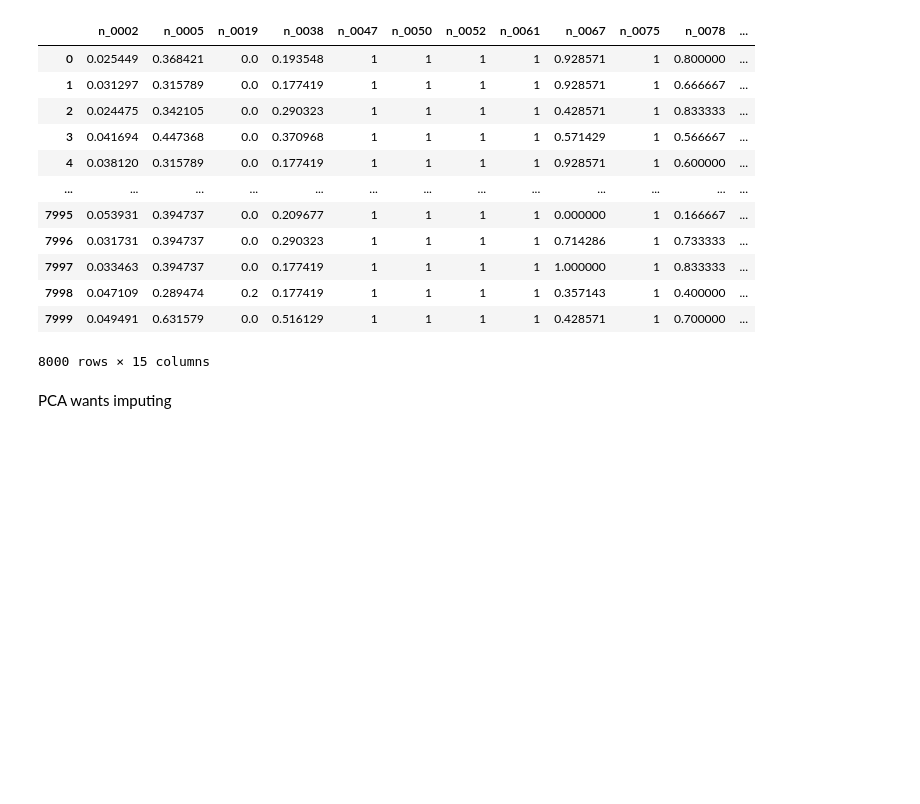
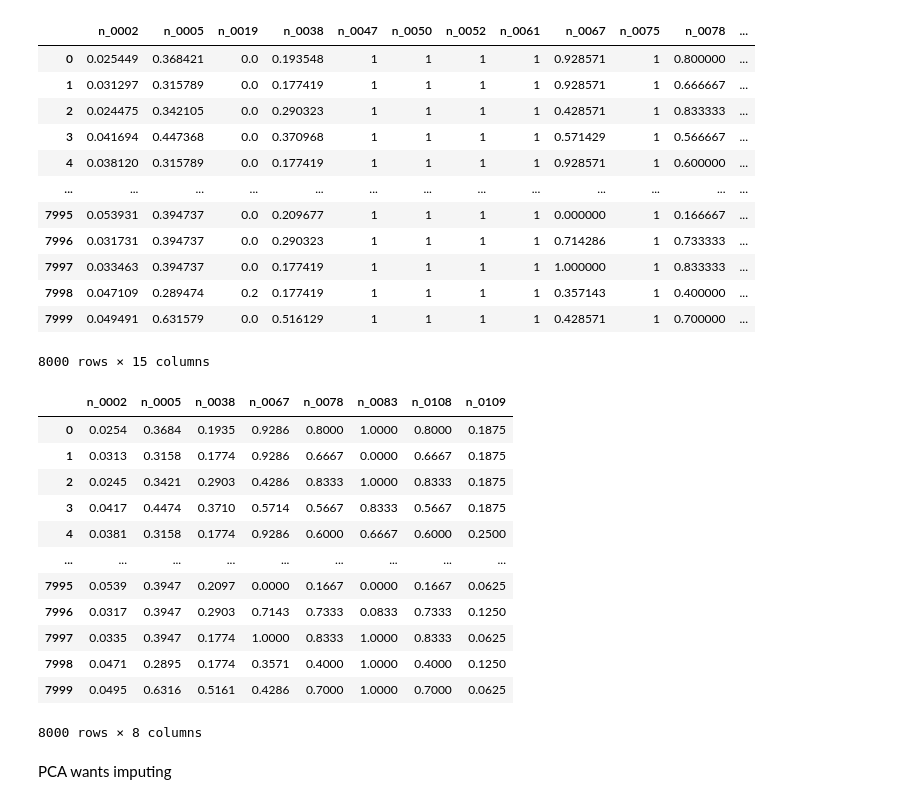
Before and after one commit to lainisourgod/research-skills, a Jupyter notebook: notebooks/001 - eda.ipynb, the cells around one changed output. Saved outputs shown, nothing was run; the diff lists cells and outputs as text; code cells hidden in the pictures; blank space fills up the shorter version.

```diff
--- a/notebooks/001 - eda.ipynb
+++ b/notebooks/001 - eda.ipynb
@@ -453,6 +453,22 @@ numeric_df
 | 7998 | 0.047109 | 0.289474 | 0.2 | 0.177419 | 1 | 1 | 1 | 1 | 0.357143 | 1 | 0.400000 | ... |
 | 7999 | 0.049491 | 0.631579 | 0.0 | 0.516129 | 1 | 1 | 1 | 1 | 0.428571 | 1 | 0.700000 | ... |
 8000 rows × 15 columns
+# %%
+well_done_df[["n_0002", "n_0005", "n_0038", "n_0067", "n_0078", "n_0083", "n_0108", "n_0109"]].round(4)
+# %% [output]
+|  | n_0002 | n_0005 | n_0038 | n_0067 | n_0078 | n_0083 | n_0108 | n_0109 |
+| 0 | 0.0254 | 0.3684 | 0.1935 | 0.9286 | 0.8000 | 1.0000 | 0.8000 | 0.1875 |
+| 1 | 0.0313 | 0.3158 | 0.1774 | 0.9286 | 0.6667 | 0.0000 | 0.6667 | 0.1875 |
+| 2 | 0.0245 | 0.3421 | 0.2903 | 0.4286 | 0.8333 | 1.0000 | 0.8333 | 0.1875 |
+| 3 | 0.0417 | 0.4474 | 0.3710 | 0.5714 | 0.5667 | 0.8333 | 0.5667 | 0.1875 |
+| 4 | 0.0381 | 0.3158 | 0.1774 | 0.9286 | 0.6000 | 0.6667 | 0.6000 | 0.2500 |
+| ... | ... | ... | ... | ... | ... | ... | ... | ... |
+| 7995 | 0.0539 | 0.3947 | 0.2097 | 0.0000 | 0.1667 | 0.0000 | 0.1667 | 0.0625 |
+| 7996 | 0.0317 | 0.3947 | 0.2903 | 0.7143 | 0.7333 | 0.0833 | 0.7333 | 0.1250 |
+| 7997 | 0.0335 | 0.3947 | 0.1774 | 1.0000 | 0.8333 | 1.0000 | 0.8333 | 0.0625 |
+| 7998 | 0.0471 | 0.2895 | 0.1774 | 0.3571 | 0.4000 | 1.0000 | 0.4000 | 0.1250 |
+| 7999 | 0.0495 | 0.6316 | 0.5161 | 0.4286 | 0.7000 | 1.0000 | 0.7000 | 0.0625 |
+8000 rows × 8 columns
 # %% [markdown]
 PCA wants imputing
 # %%
```
Also changed, not shown: parts of 1 cell of this notebook, 4 other files.
